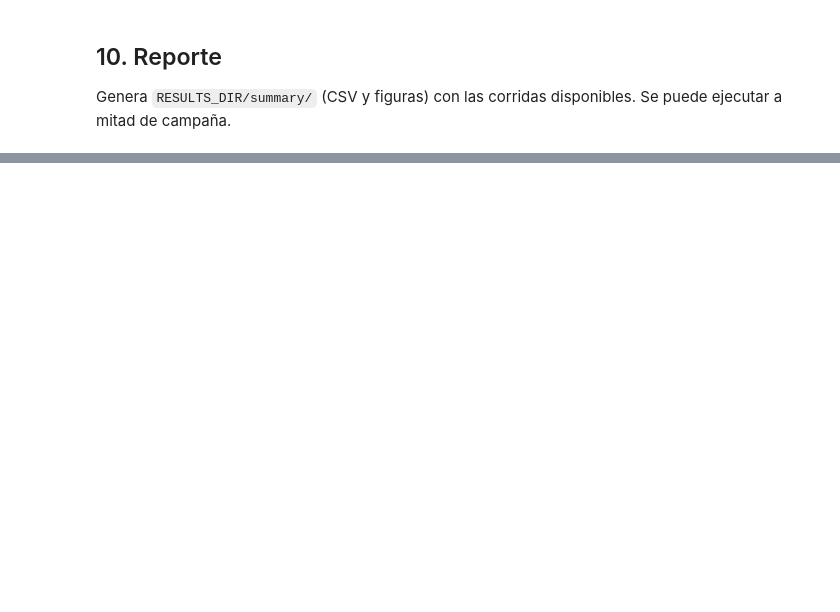
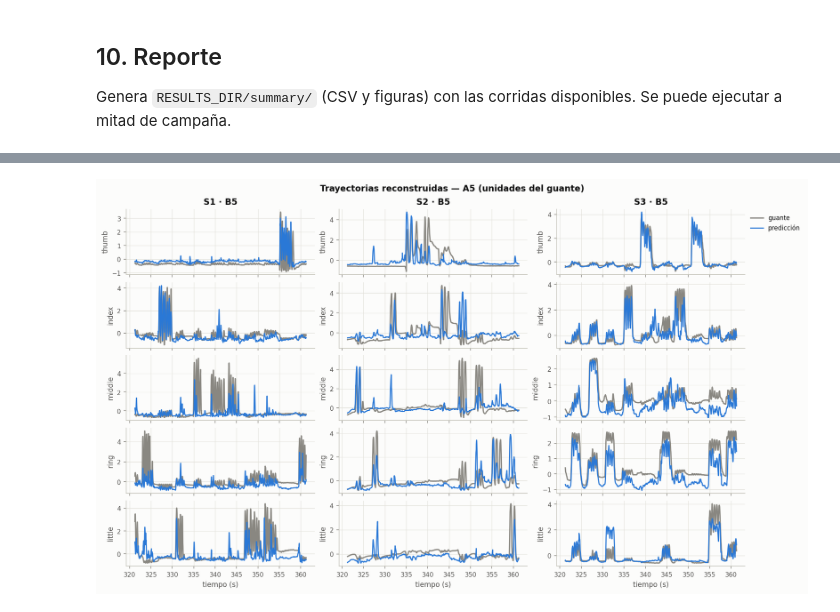
Before and after one commit to SaulRodas/ECoG_Architectures_Exploration, a Jupyter notebook: scripts/colab_experimentos.ipynb, the cells around one changed output, grey strips where cells are left out. Drawn from its saved outputs; the diff is of its cells as text; code cells hidden in the pictures; blank space fills up the shorter version.

Commit message:
Variantes A5

```diff
--- a/scripts/colab_experimentos.ipynb
+++ b/scripts/colab_experimentos.ipynb
@@ -188,0 +376,13 @@ reporting.show_images([f"{S}/figures/{n}.png" for n in
+# %%
+from pathlib import Path
+
+VARIANT, FOLD = "A5", "B5"   # FOLD: B1–B5
+fig = reporting.plot_example_predictions(
+    RESULTS_DIR, CFG, Path(RESULTS_DIR) / "summary" / "figures" / f"example_predictions_{VARIANT}_{FOLD}.png",
+    variant=VARIANT, fold=FOLD, seconds=40.0)
+if fig:
+    reporting.show_images([fig])
+else:
+    print(f"todavía no hay predictions.npz de {VARIANT} en {FOLD}")
+# %% [output]
+[figure, added]
```
Also changed, not shown: parts of 19 cells of this notebook, 9 other files.
